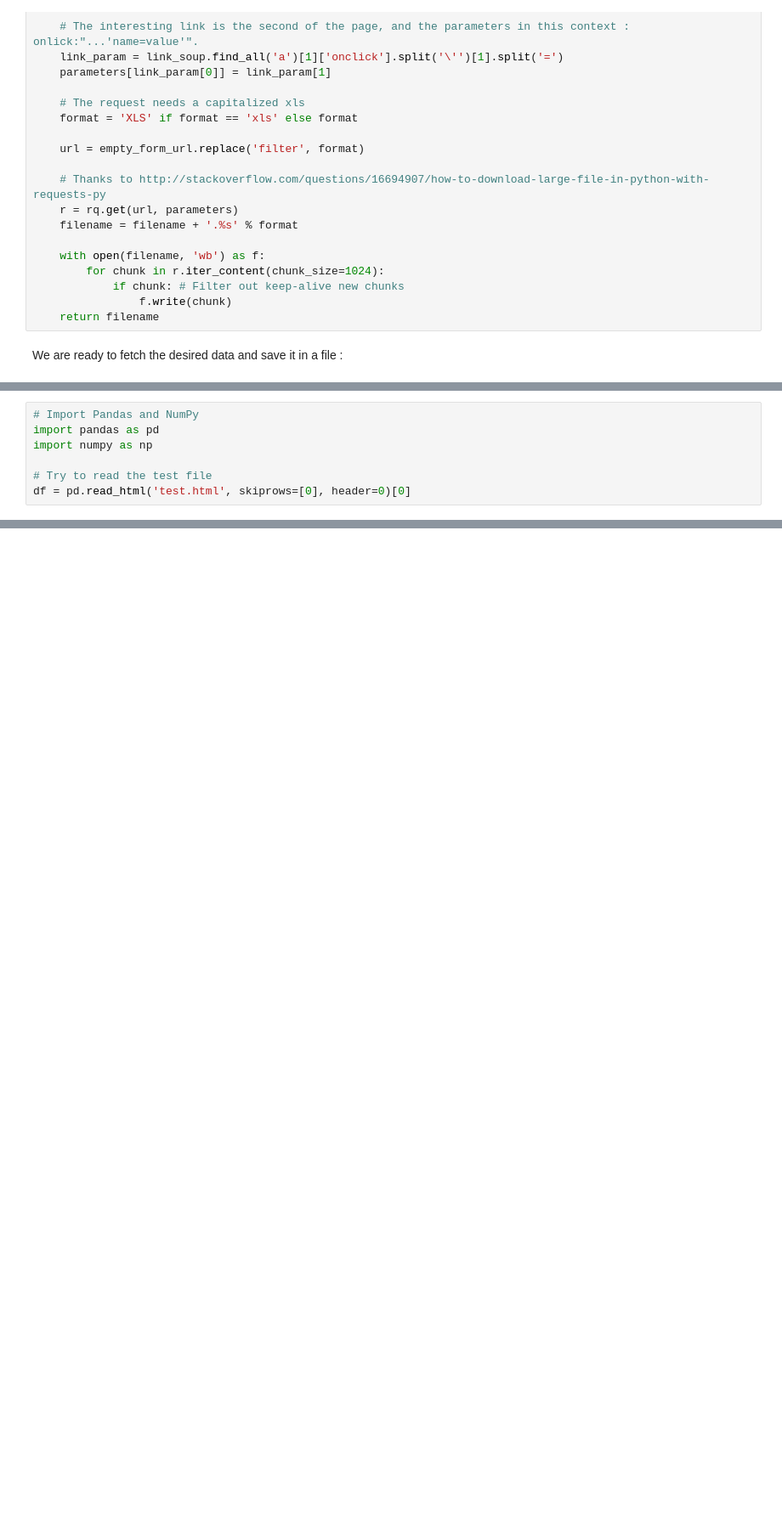
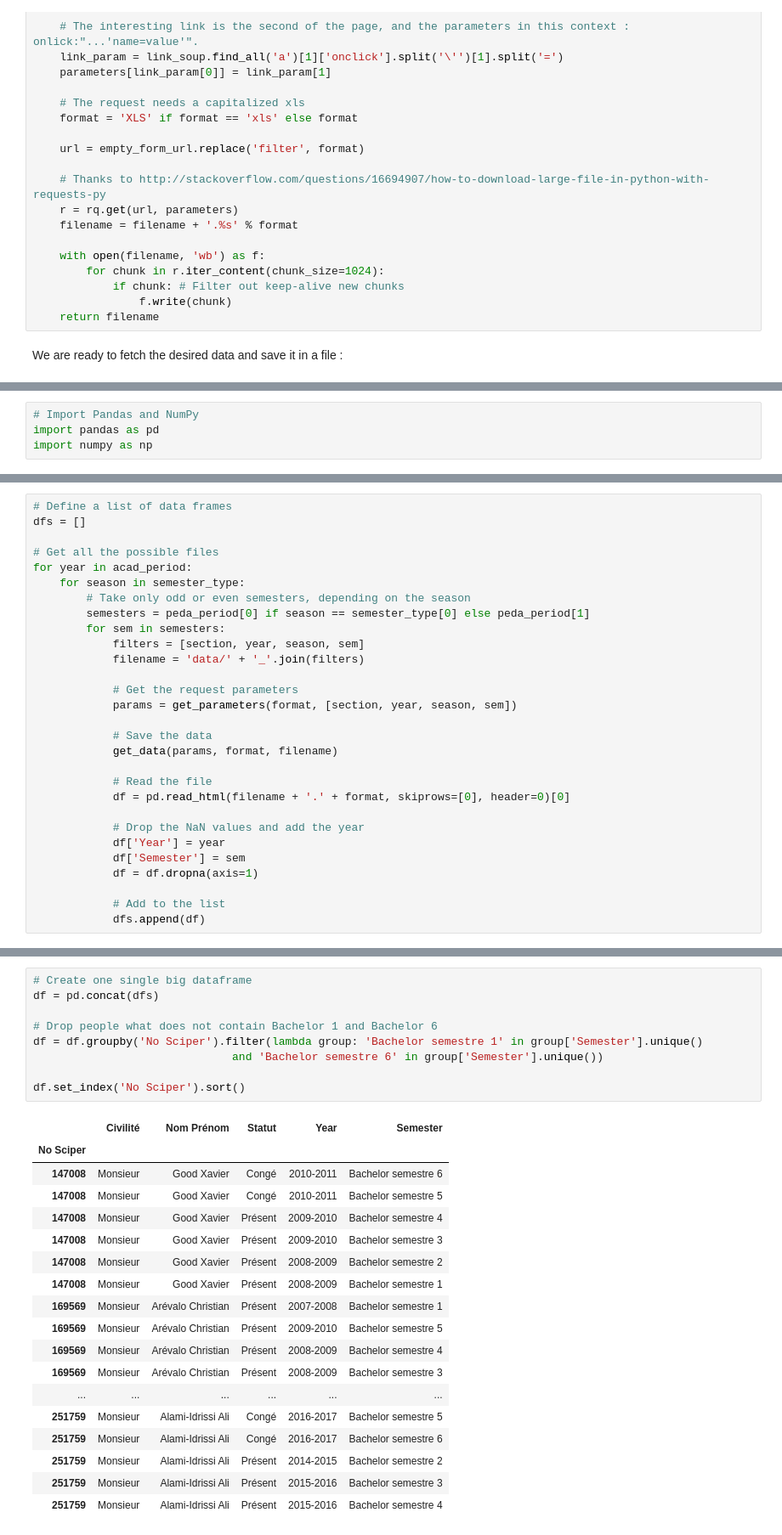
Before and after one commit to loistal/ADA_lab1, a Jupyter notebook: 02 - Data from the Web/ISA Analysis.ipynb, the cells around one changed output, grey strips where cells are left out. Shown at 85% size. Drawn from its saved outputs; the diff is of its cells as text; blank space fills up the shorter version.

Commit message:
filter people who didnt complete the bachelor

```diff
--- a/02 - Data from the Web/ISA Analysis.ipynb
+++ b/02 - Data from the Web/ISA Analysis.ipynb
@@ -141,6 +145,3 @@ Blablabla
 # Import Pandas and NumPy
 import pandas as pd
 import numpy as np
-
-# Try to read the test file
-df = pd.read_html('test.html', skiprows=[0], header=0)[0]
@@ -146,0 +167,29 @@ df = pd.read_html('test.html', skiprows=[0], header=0)[0]
+# %%
+# Define a list of data frames
+dfs = []
+
+# Get all the possible files
+for year in acad_period:
+    for season in semester_type:
+        # Take only odd or even semesters, depending on the season
+        semesters = peda_period[0] if season == semester_type[0] else peda_period[1]
+        for sem in semesters:
+            filters = [section, year, season, sem]
+            filename = 'data/' + '_'.join(filters)
+
+            # Get the request parameters
+            params = get_parameters(format, [section, year, season, sem])
+
+            # Save the data
+            get_data(params, format, filename)
+
+            # Read the file
+            df = pd.read_html(filename + '.' + format, skiprows=[0], header=0)[0]
+
+            # Drop the NaN values and add the year
+            df['Year'] = year
+            df['Semester'] = sem
+            df = df.dropna(axis=1)
+
+            # Add to the list
+            dfs.append(df)
@@ -146,0 +207,28 @@ df = pd.read_html('test.html', skiprows=[0], header=0)[0]
+# %%
+# Create one single big dataframe
+df = pd.concat(dfs)
+
+# Drop people what does not contain Bachelor 1 and Bachelor 6
+df = df.groupby('No Sciper').filter(lambda group: 'Bachelor semestre 1' in group['Semester'].unique()
+                              and 'Bachelor semestre 6' in group['Semester'].unique())
+
+df.set_index('No Sciper').sort()
+# %% [output]
+|  | Civilité | Nom Prénom | Statut | Year | Semester |
+| No Sciper |  |  |  |  |  |
+| 147008 | Monsieur | Good Xavier | Congé | 2010-2011 | Bachelor semestre 6 |
+| 147008 | Monsieur | Good Xavier | Congé | 2010-2011 | Bachelor semestre 5 |
+| 147008 | Monsieur | Good Xavier | Présent | 2009-2010 | Bachelor semestre 4 |
+| 147008 | Monsieur | Good Xavier | Présent | 2009-2010 | Bachelor semestre 3 |
+| 147008 | Monsieur | Good Xavier | Présent | 2008-2009 | Bachelor semestre 2 |
+| 147008 | Monsieur | Good Xavier | Présent | 2008-2009 | Bachelor semestre 1 |
+| 169569 | Monsieur | Arévalo Christian | Présent | 2007-2008 | Bachelor semestre 1 |
+| 169569 | Monsieur | Arévalo Christian | Présent | 2009-2010 | Bachelor semestre 5 |
+| 169569 | Monsieur | Arévalo Christian | Présent | 2008-2009 | Bachelor semestre 4 |
+| 169569 | Monsieur | Arévalo Christian | Présent | 2008-2009 | Bachelor semestre 3 |
+| ... | ... | ... | ... | ... | ... |
+| 251759 | Monsieur | Alami-Idrissi Ali | Congé | 2016-2017 | Bachelor semestre 5 |
+| 251759 | Monsieur | Alami-Idrissi Ali | Congé | 2016-2017 | Bachelor semestre 6 |
+| 251759 | Monsieur | Alami-Idrissi Ali | Présent | 2014-2015 | Bachelor semestre 2 |
+| 251759 | Monsieur | Alami-Idrissi Ali | Présent | 2015-2016 | Bachelor semestre 3 |
+| 251759 | Monsieur | Alami-Idrissi Ali | Présent | 2015-2016 | Bachelor semestre 4 |
```
Also changed, not shown: parts of 8 cells of this notebook.
